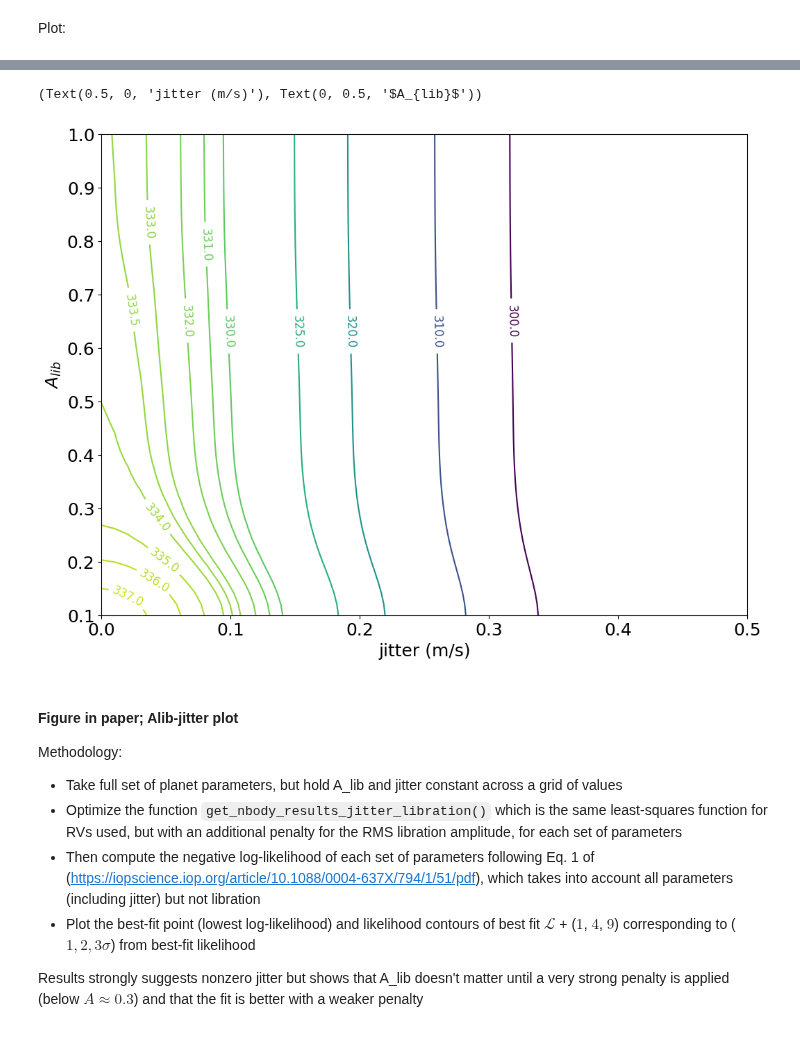
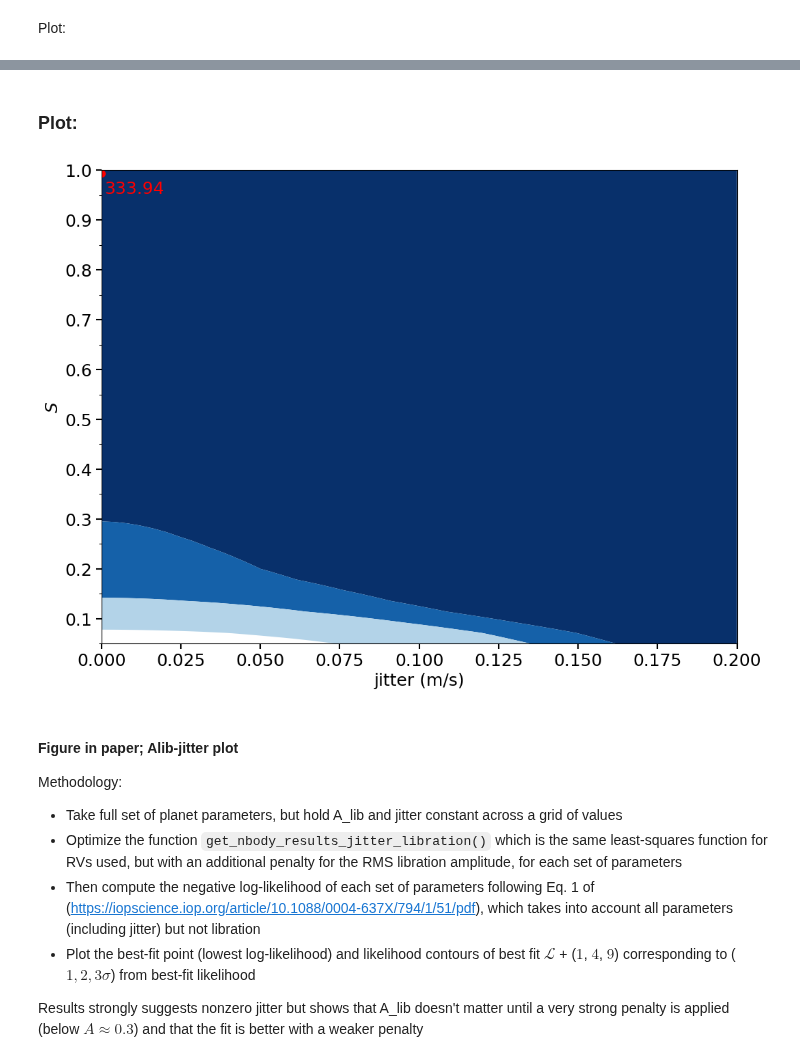
Before and after one commit to ia-chow/SURF2022, a Jupyter notebook: SURF/hd45364_jitter_sini_EDITED.ipynb, the cells around one changed output, grey strips where cells are left out. Drawn from its saved outputs; the diff is of its cells as text; code cells hidden in the pictures.

```diff
--- a/SURF/hd45364_jitter_sini_EDITED.ipynb
+++ b/SURF/hd45364_jitter_sini_EDITED.ipynb
@@ -667,13 +631,2 @@ array([[333.94283765, 333.90123584, 333.77652705, ..., 268.90975877,
-# %%
-# neg_log_likelihoods_05 = np.load('neg_log_likelihoods_everything_05.npy')
-import scipy.ndimage
-neg_log_likelihoods_05 = scipy.ndimage.filters.gaussian_filter(neg_log_likelihoods_05, 2.)
-
-plt.figure(figsize = (12, 9))
-fig3 = plt.contour(jitters_grid_05, Alibs_grid_05, neg_log_likelihoods_05, levels=[300, 310, 320, 325, 330, 331, 332, 333, 333.5, 334, 335, 336, 337, 338, 339, 340])
-plt.clabel(fig3, inline=True, fontsize=12)
-plt.ylim(top=1.)
-plt.xlabel('jitter (m/s)'), plt.ylabel(r'$A_{lib}$')
-# %% [output]
-(Text(0.5, 0, 'jitter (m/s)'), Text(0, 0.5, '$A_{lib}$'))
-[figure, removed]
+# %% [markdown]
+### Plot:
@@ -680,3 +703,41 @@ plt.xlabel('jitter (m/s)'), plt.ylabel(r'$A_{lib}$')
+# %%
+from matplotlib.ticker import MultipleLocator
+# load data
+neg_log_likelihoods_02 = np.load('neg_log_likelihoods_everything_02.npy')
+# minimum neg log likelihood at zero jitter
+min_neg_log_likelihood_02 = neg_log_likelihoods_02[5, 0]
+# locations of contour labels
+# manual_locations = [(2.4, 0.7), (1.7, 0.6), (2.0, 0.6), (3.3, 0.6), (3.9, 0.6)]
+# levels
+levels_02 = [min_neg_log_likelihood_02 + 1, min_neg_log_likelihood_02 + 4, min_neg_log_likelihood_02 + 9]
+
+import scipy.ndimage
+sigma = 1.
+neg_log_likelihoods_02 = scipy.ndimage.filters.gaussian_filter(neg_log_likelihoods_02, sigma)
+
+njitter_02, nlib_02 = (50, 50)
+jitters_02 = np.linspace(0., 0.2, njitter_02)  # use 0 to 0.5 for jitter
+Alibs_02 = np.linspace(1.1, 0.05, nlib_02)
+jitters_grid_02, Alibs_grid_02 = np.meshgrid(jitters_02, Alibs_02)
+
+# plotting
+fig_, ax = plt.subplots(nrows=1, ncols=1, figsize = (12, 9), dpi=100)
+fig3 = plt.contourf(jitters_grid_02, Alibs_grid_02, neg_log_likelihoods_02, cmap=plt.get_cmap('Blues_r'), alpha=1.,
+                    antialiased=True, levels=levels_02, extend='min')
+plt.scatter(jitters_grid_02[5, 0], Alibs_grid_02[5, 0], label = 'Best fit', color='red', s=50)
+plt.annotate(f'{np.round(min_neg_log_likelihood_02, 2)}', xy=(jitters_grid_02[5, 0], Alibs_grid_02[5, 0]),
+              xycoords='data', textcoords='axes fraction', xytext=(0.005, 0.95), color='red')
+plt.xlabel('jitter (m/s)'), plt.ylabel(r'$S$')
+# plt.clabel(fig3, inline=True, fontsize=14)#, manual=manual_locations)
+plt.ylim(top=1.)
+plt.tick_params('both', length=6, width=1.5, which='major')
+plt.tick_params('both', length=3, width=0.75, which='minor')
+ax.yaxis.set_major_locator(MultipleLocator(0.1))
+ax.yaxis.set_minor_locator(MultipleLocator(0.05))
+# save
+plt.savefig('2021_fall-2022_winter/paper_figures/Alib_jitter_sini_contour_0_02.png')#, fmt='png')
+# %% [output]
+[figure, added]
 # %% [markdown]
 #### Figure in paper; Alib-jitter plot
 
```
Also changed, not shown: parts of 22 cells of this notebook, 5 other files.
